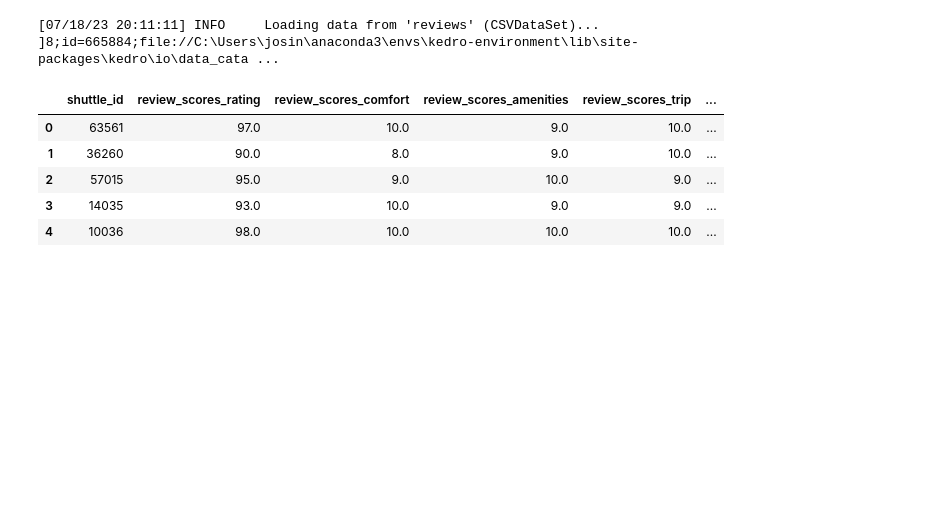
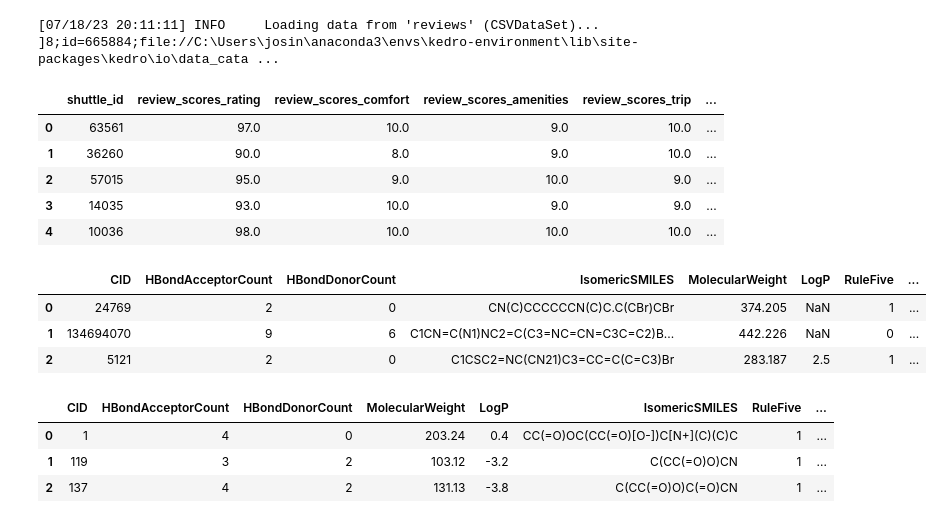
Before and after one commit to JoseCouceiro/TFM_project, a Jupyter notebook: drug-predictor/Untitled.ipynb, the cells around one changed output. Cells and saved outputs as stored; diff of their text form; code cells hidden in the pictures; blank space fills up the shorter version.

Commit message:
kedro pipeline pubchem

```diff
--- a/drug-predictor/Untitled.ipynb
+++ b/drug-predictor/Untitled.ipynb
@@ -75,0 +78,2 @@ df_reviews.head()
+# %%
+gitter = pd.read_csv('processed_gitter.csv')
@@ -75,0 +82,14 @@ df_reviews.head()
+# %%
+gitter.head(3)
+# %% [output]
+|  | CID | HBondAcceptorCount | HBondDonorCount | IsomericSMILES | MolecularWeight | LogP | RuleFive | ... |
+| 0 | 24769 | 2 | 0 | CN(C)CCCCCCN(C)C.C(CBr)CBr | 374.205 | NaN | 1 | ... |
+| 1 | 134694070 | 9 | 6 | C1CN=C(N1)NC2=C(C3=NC=CN=C3C=C2)B... | 442.226 | NaN | 0 | ... |
+| 2 | 5121 | 2 | 0 | C1CSC2=NC(CN21)C3=CC=C(C=C3)Br | 283.187 | 2.5 | 1 | ... |
+# %%
+pubchem.head(3)
+# %% [output]
+|  | CID | HBondAcceptorCount | HBondDonorCount | MolecularWeight | LogP | IsomericSMILES | RuleFive | ... |
+| 0 | 1 | 4 | 0 | 203.24 | 0.4 | CC(=O)OC(CC(=O)[O-])C[N+](C)(C)C | 1 | ... |
+| 1 | 119 | 3 | 2 | 103.12 | -3.2 | C(CC(=O)O)CN | 1 | ... |
+| 2 | 137 | 4 | 2 | 131.13 | -3.8 | C(CC(=O)O)C(=O)CN | 1 | ... |
```
Also changed, not shown: parts of 2 cells of this notebook, 5 other files.
